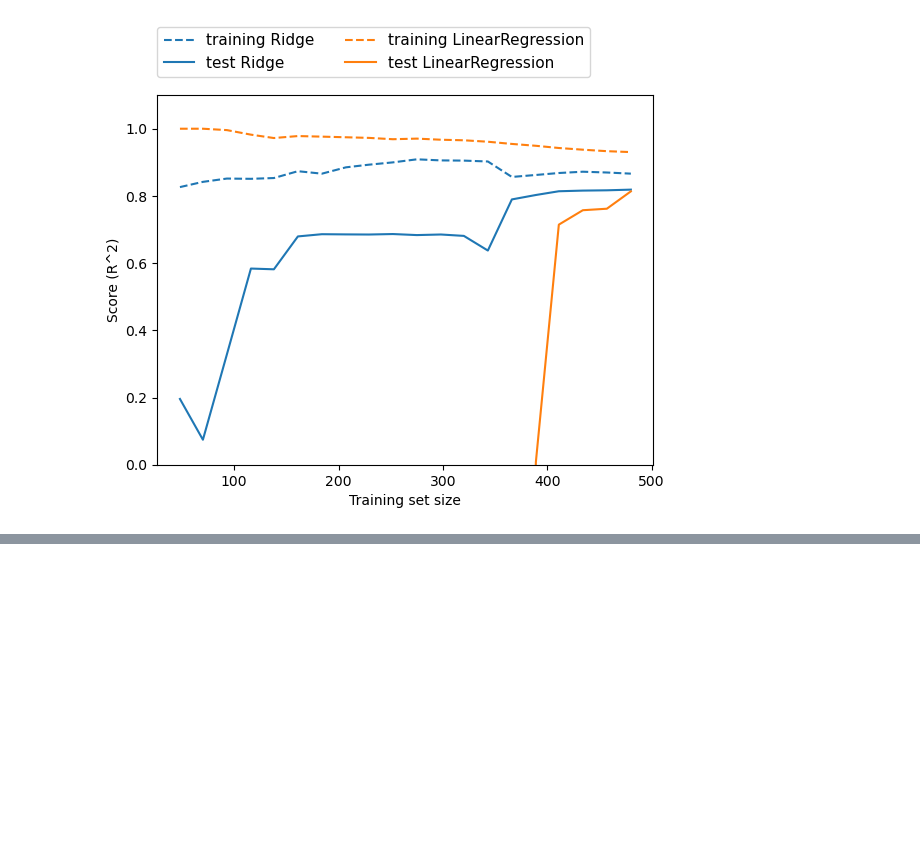
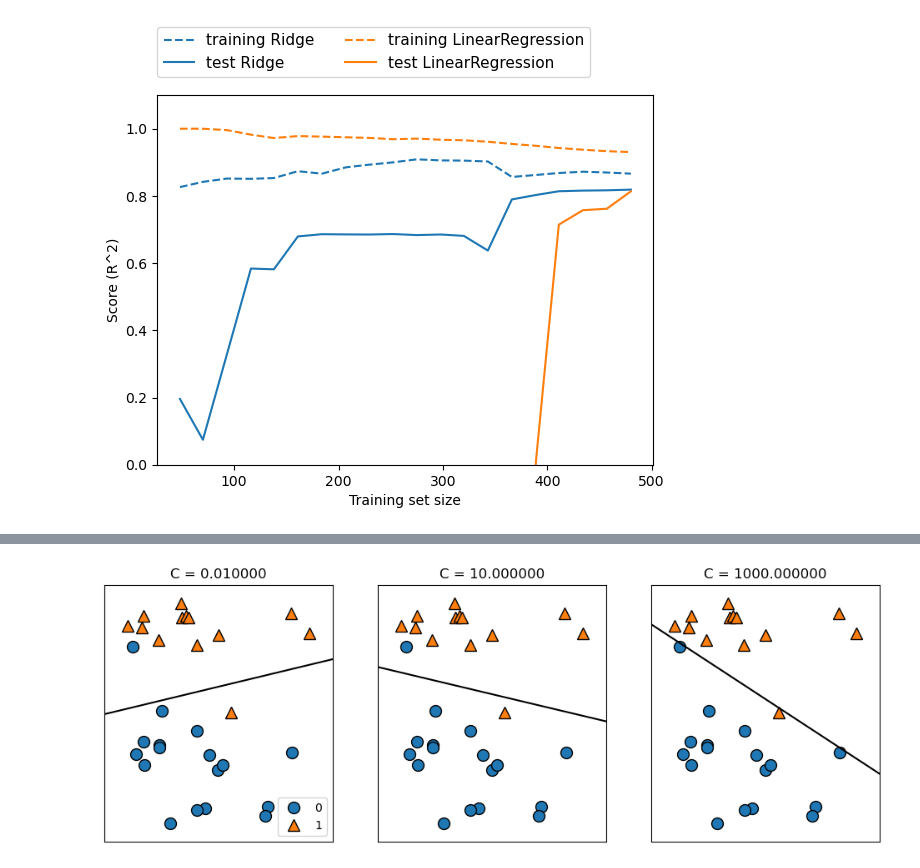
Before and after one commit to prashastham/PythonML, a Jupyter notebook: SupervisedLearning/linear_models.ipynb, the cells around one changed output, grey strips where cells are left out. Drawn from its saved outputs; the diff is of its cells as text; code cells hidden in the pictures; blank space fills up the shorter version.

Commit message:
linearSVM regularization

```diff
--- a/SupervisedLearning/linear_models.ipynb
+++ b/SupervisedLearning/linear_models.ipynb
@@ -311,0 +312,4 @@ axes[0].legend()
+# %%
+mglearn.plots.plot_linear_svc_regularization()
+# %% [output]
+[figure, added]
```
Also changed, not shown: parts of 30 cells of this notebook.
